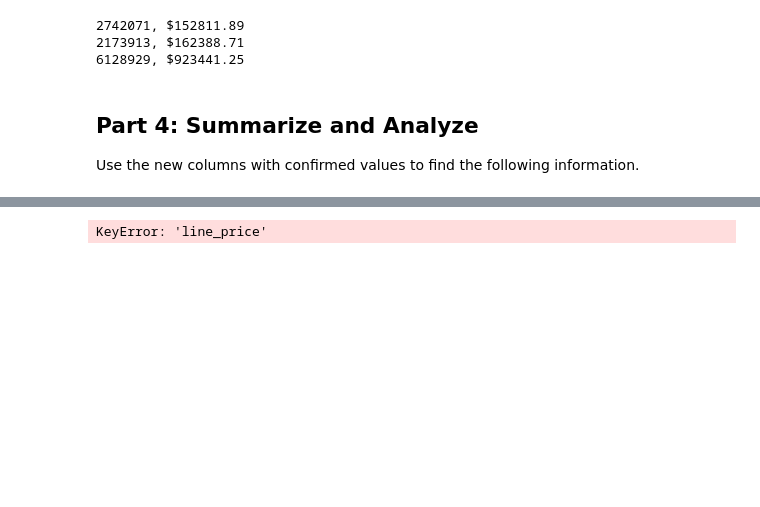
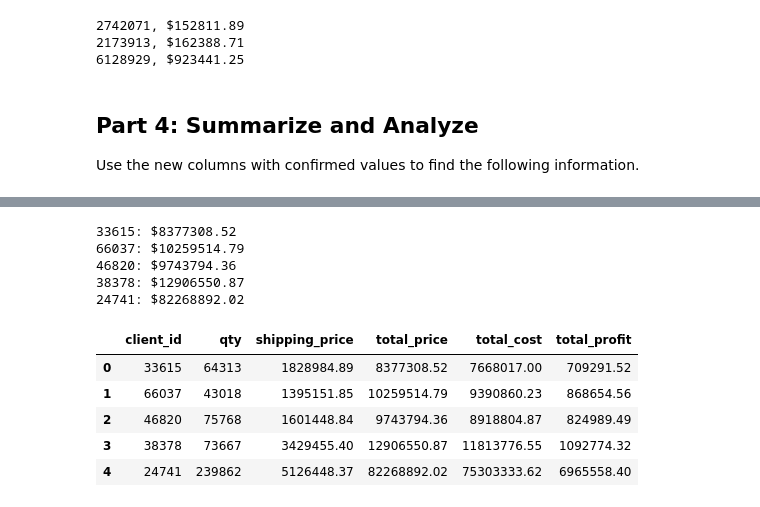
Before and after one commit to josephinerobideau/pandas-challange-1, a Jupyter notebook: module_4_challenge.ipynb, the cells around one changed output, grey strips where cells are left out. Saved outputs shown, nothing was run; the diff lists cells and outputs as text; code cells hidden in the pictures; blank space fills up the shorter version.

```diff
--- a/module_4_challenge.ipynb
+++ b/module_4_challenge.ipynb
@@ -306,27 +237,0 @@ KeyError: 'Total_Profit'
-# %%
-# Format the data and rename the columns
-# to names suitable for presentation.
-# Currency should be in millions of dollars.
-
-# make sure the variables are suited for you data.
-
-money_cols = ['line_price', 'shipping_price', 'line_cost', 'line_profit']
-
-def currency_format_millions(amount):
-    return f"${amount/1000000:.2f}M"
-
-for col in money_cols:
-    summary_df[col] = summary_df[col].apply(currency_format_millions)
-
-rename_dict = {
-    'client_id': 'Client ID',
-    'line_price': 'Total Revenue',
-    'shipping_price': 'Shipping',
-    'qty': 'Units',
-    'line_cost': 'Total Cost',
-    'line_profit': 'Total Profit'
-}
-
-summary_df = summary_df.rename(columns = rename_dict)
-# %% [output]
-KeyError: 'line_price'
@@ -332,0 +240,35 @@ KeyError: 'line_price'
+# %%
+# How much did each of the top 5 clients by quantity
+# spend? Check your work from Part 1 for client ids.
+#def qty_spend
+def client_totals(client_id, column):
+    client_df = df.loc[df['client_id'] == client_id, column]
+    return round(client_df.sum(), 2)
+for client_id in top_5_clients:
+    print(f"{client_id}: ${client_totals(client_id, 'total_price')}")
+# %% [output]
+33615: $8377308.52
+66037: $10259514.79
+46820: $9743794.36
+38378: $12906550.87
+24741: $82268892.02
+# %%
+# Create a summary DataFrame showing the totals for the
+# for the top 5 clients with the following information:
+# total units purchased, total shipping price,
+# total revenue, and total profit. Sort by total profit.
+
+data_dict = {'client_id': top_5_clients}
+columns = ['qty', 'shipping_price', 'total_price', 'total_cost', 'total_profit']
+for col in columns:
+    data_dict[col] = [client_totals(client_id, col) for client_id in top_5_clients]
+
+summary_df = pd.DataFrame(data_dict)
+summary_df
+# %% [output]
+|  | client_id | qty | shipping_price | total_price | total_cost | total_profit |
+| 0 | 33615 | 64313 | 1828984.89 | 8377308.52 | 7668017.00 | 709291.52 |
+| 1 | 66037 | 43018 | 1395151.85 | 10259514.79 | 9390860.23 | 868654.56 |
+| 2 | 46820 | 75768 | 1601448.84 | 9743794.36 | 8918804.87 | 824989.49 |
+| 3 | 38378 | 73667 | 3429455.40 | 12906550.87 | 11813776.55 | 1092774.32 |
+| 4 | 24741 | 239862 | 5126448.37 | 82268892.02 | 75303333.62 | 6965558.40 |
```
Also changed, not shown: parts of 16 cells of this notebook.
